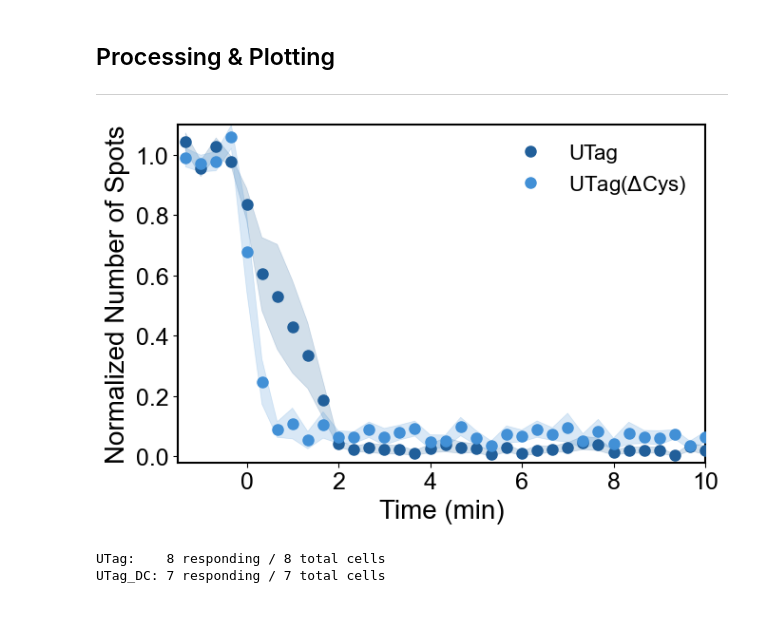
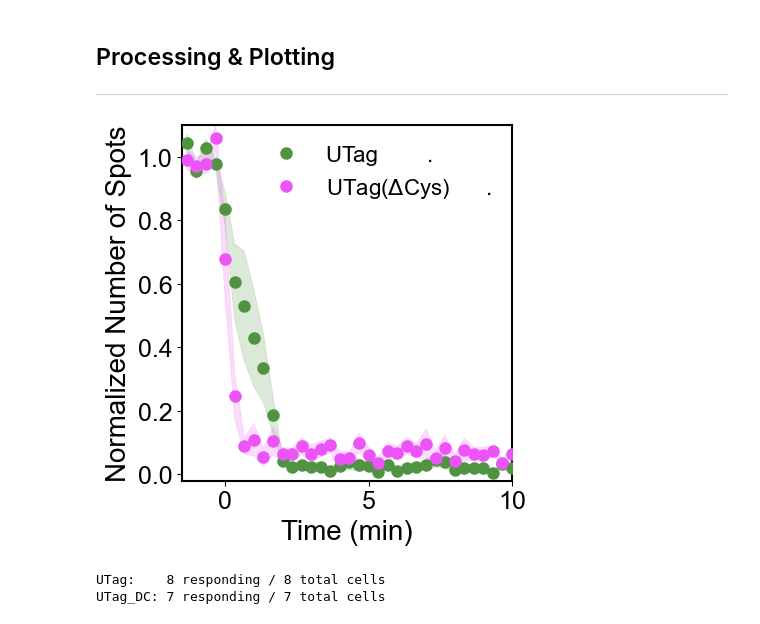
Before and after one commit to ningzhaoAnschutz/utag_paper, a Jupyter notebook: notebooks/Figure_6_RNA_stability_puromycin/Figure_6_G_Puromycin.ipynb, the cells around one changed output. Cells and saved outputs as stored; diff of their text form; code cells hidden in the pictures.

```diff
--- a/notebooks/Figure_6_RNA_stability_puromycin/Figure_6_G_Puromycin.ipynb
+++ b/notebooks/Figure_6_RNA_stability_puromycin/Figure_6_G_Puromycin.ipynb
@@ -54,7 +54,8 @@ treatment_label = 'Puromycin'
 report_spots = True  # True = number of spots; False = intensity
 
 # ── Plotting Parameters ───────────────────────────────────
-figsize = (4.5*1.5, 3*1.5)
+#figsize = (4.5*1.5, 3*1.5)
+figsize = (4.5*1, 3*1.5)
 font_family = 'Arial'
 axis_label_size = 20
 tick_label_size = 18
@@ -121,9 +122,10 @@ INH.plot_multiple_inhibitors(
     full_frames_list=[frames_1, frames_2],
     intensities_normalized_list=[data_1, data_2],
     inhibitor_frame_index=inhibitor_frame_index,
-    legend_labels=['UTag', r'UTag($\Delta$Cys)'],
+    legend_labels=['UTag        .', r'UTag($\Delta$Cys)      .'],
     legend_position='upper right',
-    colors=['#215F9A', '#4290D6'],
+    #colors=['#215F9A', '#4290D6'],
+    colors=['#509441', '#ED54F8'],
     figsize=figsize,
     font_family=font_family,
     axis_label_size=axis_label_size,
@@ -153,34 +155,34 @@ canonical_puromycin_labels = ['UTag', 'UTag_DeltaCys']
 puromycin_source_rows = []
 for condition, record in zip(canonical_puromycin_labels, puromycin_plot_records):
     visible_mask = (record['time'] >= xlims[0]) & (record['time'] <= xlims[1])
     for time_min, mean_value, sem_value in zip(
             record['time'][visible_mask],
             record['mean'][visible_mask],
             record['error'][visible_mask]):
         puromycin_source_rows.append({
             'condition': condition,
             'time_min': time_min,
             'mean_normalized_spot_count': mean_value,
             'sem_normalized_spot_count': sem_value,
             'n_cells': record['n_cells_total'],
         })
 
 puromycin_source_data_df = pd.DataFrame(puromycin_source_rows)
 expected_puromycin_counts = {'UTag': 35, 'UTag_DeltaCys': 35}
 observed_puromycin_counts = puromycin_source_data_df['condition'].value_counts().to_dict()
 if observed_puromycin_counts != expected_puromycin_counts:
     raise ValueError(
         f'Unexpected Figure 6G source-data counts: {observed_puromycin_counts}'
     )
 if puromycin_source_data_df.groupby('condition')['n_cells'].first().to_dict() != {
         'UTag': 8, 'UTag_DeltaCys': 7}:
     raise ValueError('Unexpected Figure 6G cell counts.')
 puromycin_source_data_df.to_csv(
     raw_data_folder / 'Figure_6G_puromycin_spot_runoff_curves.csv',
     index=False,
 )
 # %% [output]
-[figure, old version]
+[figure, new version]
 # %%
 print(f"UTag:    {len(responding_indices_1)} responding / {intensities_1.shape[0]} total cells")
 print(f"UTag_DC: {len(responding_indices_2)} responding / {intensities_2.shape[0]} total cells")
```
Also changed, not shown: 15 other files.
